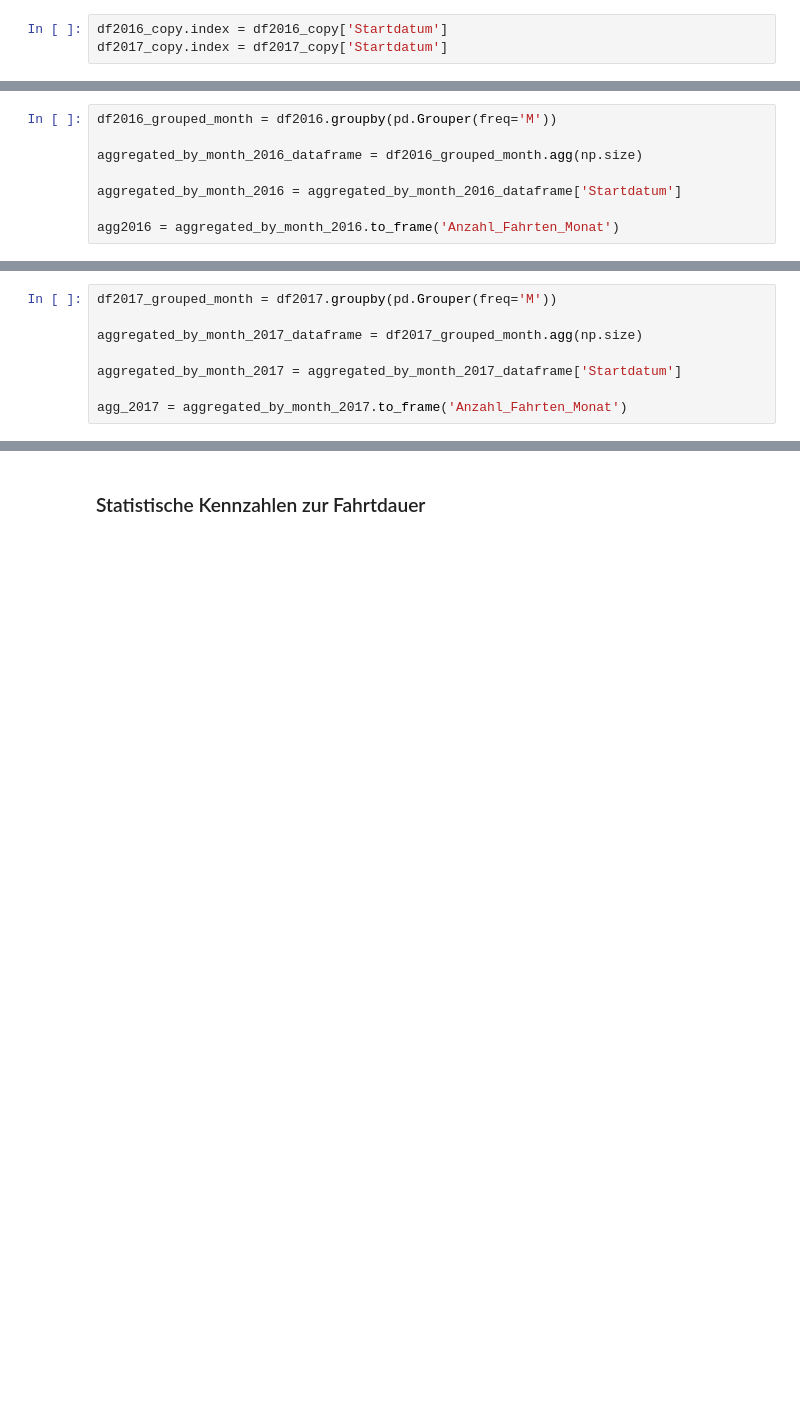
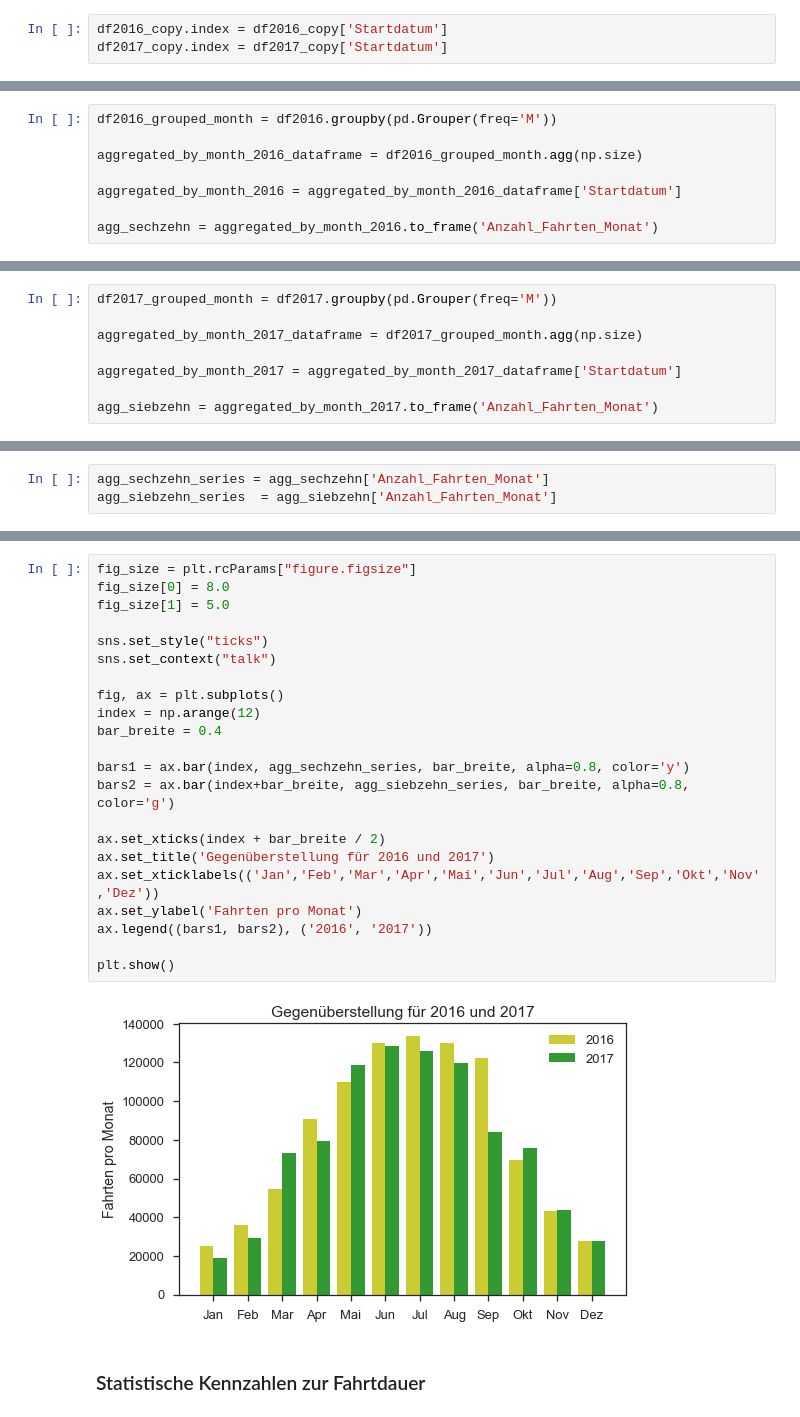
Before and after one commit to Schnitzelmeister/BA, a Jupyter notebook: Jupyter Notebooks/CityBike Wien Datenauswertung.ipynb, the cells around one changed output, grey strips where cells are left out. Saved outputs shown, nothing was run; the diff lists cells and outputs as text; blank space fills up the shorter version.

```diff
--- a/Jupyter Notebooks/CityBike Wien Datenauswertung.ipynb
+++ b/Jupyter Notebooks/CityBike Wien Datenauswertung.ipynb
@@ -322,5 +387,5 @@ aggregated_by_month_2016_dataframe = df2016_grouped_month.agg(np.size)
 
 aggregated_by_month_2016 = aggregated_by_month_2016_dataframe['Startdatum']
 
-agg2016 = aggregated_by_month_2016.to_frame('Anzahl_Fahrten_Monat')
+agg_sechzehn = aggregated_by_month_2016.to_frame('Anzahl_Fahrten_Monat')
 # %% [markdown]
@@ -332,4 +397,4 @@ aggregated_by_month_2017_dataframe = df2017_grouped_month.agg(np.size)
 
 aggregated_by_month_2017 = aggregated_by_month_2017_dataframe['Startdatum']
 
-agg_2017 = aggregated_by_month_2017.to_frame('Anzahl_Fahrten_Monat')
+agg_siebzehn = aggregated_by_month_2017.to_frame('Anzahl_Fahrten_Monat')
@@ -337,0 +403,3 @@ Visualisierung der aggregierten Daten
+# %%
+agg_sechzehn_series = agg_sechzehn['Anzahl_Fahrten_Monat']
+agg_siebzehn_series  = agg_siebzehn['Anzahl_Fahrten_Monat']
@@ -338,3 +408,27 @@ Visualisierung der aggregierten Daten
+# %%
+fig_size = plt.rcParams["figure.figsize"]
+fig_size[0] = 8.0
+fig_size[1] = 5.0
+
+sns.set_style("ticks")
+sns.set_context("talk")
+
+fig, ax = plt.subplots()
+index = np.arange(12)
+bar_breite = 0.4
+
+bars1 = ax.bar(index, agg_sechzehn_series, bar_breite, alpha=0.8, color='y')
+bars2 = ax.bar(index+bar_breite, agg_siebzehn_series, bar_breite, alpha=0.8, color='g')
+
+ax.set_xticks(index + bar_breite / 2)
+ax.set_title('Gegenüberstellung für 2016 und 2017')
+ax.set_xticklabels(('Jan','Feb','Mar','Apr','Mai','Jun','Jul','Aug','Sep','Okt','Nov','Dez'))
+ax.set_ylabel('Fahrten pro Monat')
+ax.legend((bars1, bars2), ('2016', '2017'))
+
+plt.show()
+# %% [output]
+[figure, added]
 # %% [markdown]
 ### Statistische Kennzahlen zur Fahrtdauer
 # %%
```
Also changed, not shown: parts of 93 cells of this notebook, 5 other files.
